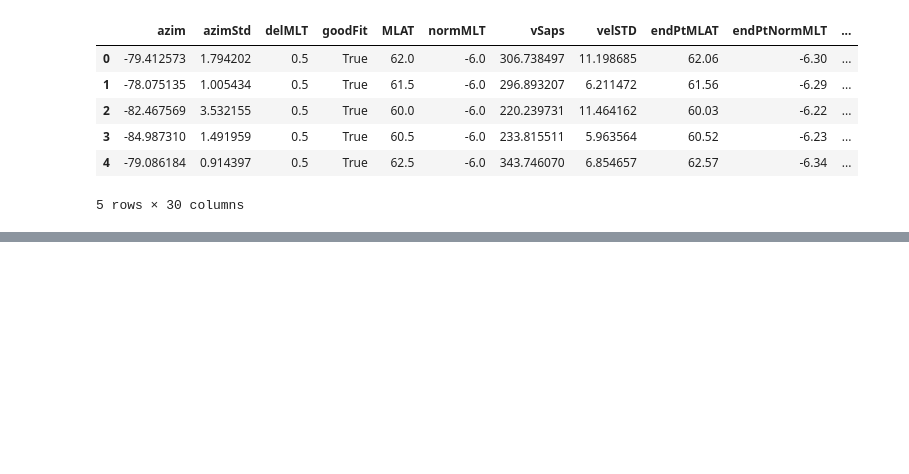
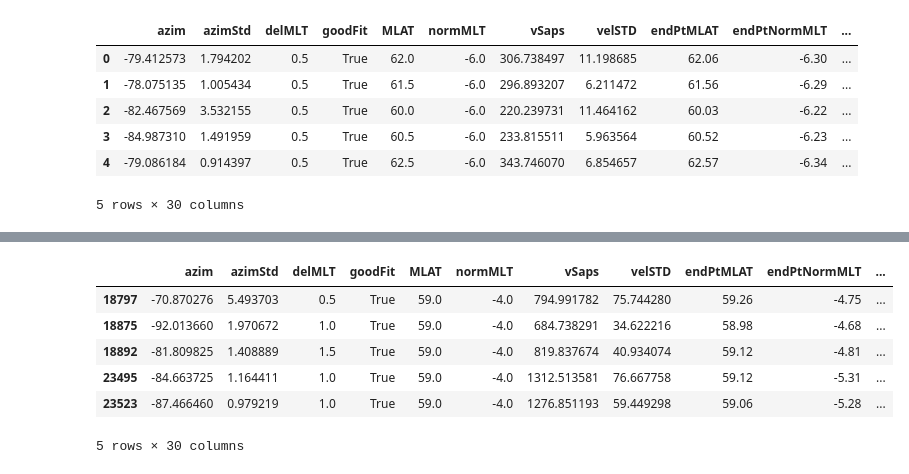
Before and after one commit to bharatreddy/indsvels, a Jupyter notebook: ipy/velprofiles.ipynb, the cells around one changed output, grey strips where cells are left out. Saved outputs shown, nothing was run; the diff lists cells and outputs as text; code cells hidden in the pictures; blank space fills up the shorter version.

```diff
--- a/ipy/velprofiles.ipynb
+++ b/ipy/velprofiles.ipynb
@@ -126,0 +149,10 @@ TypeError: cannot concatenate 'str' and 'pandas._libs.interval.Interval' objects
+# %%
+subVelDF.head()
+# %% [output]
+|  | azim | azimStd | delMLT | goodFit | MLAT | normMLT | vSaps | velSTD | endPtMLAT | endPtNormMLT | ... |
+| 18797 | -70.870276 | 5.493703 | 0.5 | True | 59.0 | -4.0 | 794.991782 | 75.744280 | 59.26 | -4.75 | ... |
+| 18875 | -92.013660 | 1.970672 | 1.0 | True | 59.0 | -4.0 | 684.738291 | 34.622216 | 58.98 | -4.68 | ... |
+| 18892 | -81.809825 | 1.408889 | 1.5 | True | 59.0 | -4.0 | 819.837674 | 40.934074 | 59.12 | -4.81 | ... |
+| 23495 | -84.663725 | 1.164411 | 1.0 | True | 59.0 | -4.0 | 1312.513581 | 76.667758 | 59.12 | -5.31 | ... |
+| 23523 | -87.466460 | 0.979219 | 1.0 | True | 59.0 | -4.0 | 1276.851193 | 59.449298 | 59.06 | -5.28 | ... |
+5 rows × 30 columns
```
Also changed, not shown: parts of 2 cells of this notebook, 4 other files.
